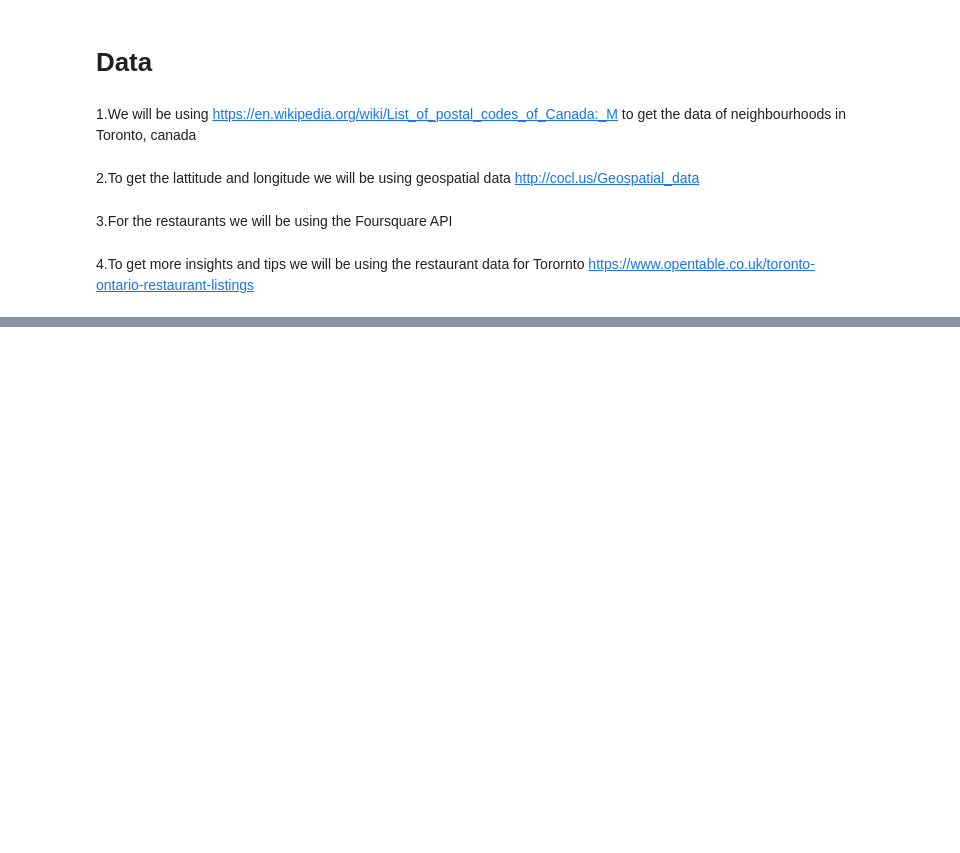
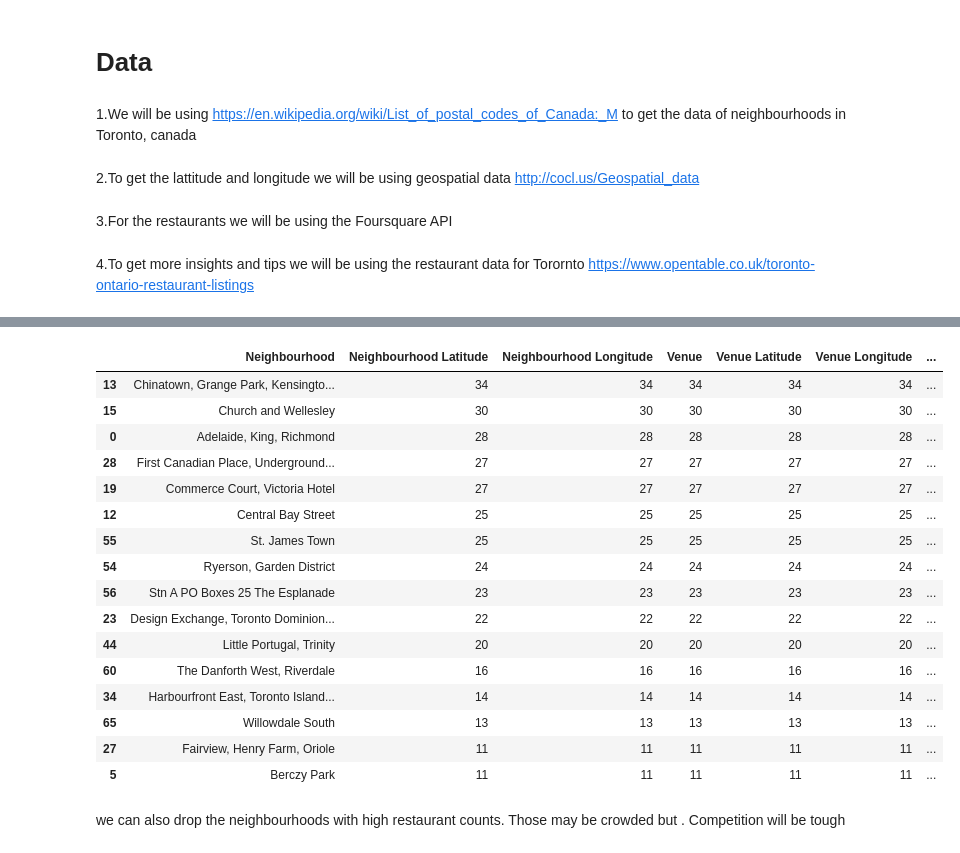
Before and after one commit to iamSimi/Capstone-project, a Jupyter notebook: Capstone project.ipynb, the cells around one changed output, grey strips where cells are left out. Drawn from its saved outputs; the diff is of its cells as text; code cells hidden in the pictures; blank space fills up the shorter version.

```diff
--- a/Capstone project.ipynb
+++ b/Capstone project.ipynb
@@ -29,0 +382,24 @@ he says!!
+# %%
+df_neighbourhoods=Toronto_sort_neigh [Toronto_sort_neigh['Venue Category'] > 10]
+# %%
+df_neighbourhoods
+# %% [output]
+|  | Neighbourhood | Neighbourhood Latitude | Neighbourhood Longitude | Venue | Venue Latitude | Venue Longitude | ... |
+| 13 | Chinatown, Grange Park, Kensingto... | 34 | 34 | 34 | 34 | 34 | ... |
+| 15 | Church and Wellesley | 30 | 30 | 30 | 30 | 30 | ... |
+| 0 | Adelaide, King, Richmond | 28 | 28 | 28 | 28 | 28 | ... |
+| 28 | First Canadian Place, Underground... | 27 | 27 | 27 | 27 | 27 | ... |
+| 19 | Commerce Court, Victoria Hotel | 27 | 27 | 27 | 27 | 27 | ... |
+| 12 | Central Bay Street | 25 | 25 | 25 | 25 | 25 | ... |
+| 55 | St. James Town | 25 | 25 | 25 | 25 | 25 | ... |
+| 54 | Ryerson, Garden District | 24 | 24 | 24 | 24 | 24 | ... |
+| 56 | Stn A PO Boxes 25 The Esplanade | 23 | 23 | 23 | 23 | 23 | ... |
+| 23 | Design Exchange, Toronto Dominion... | 22 | 22 | 22 | 22 | 22 | ... |
+| 44 | Little Portugal, Trinity | 20 | 20 | 20 | 20 | 20 | ... |
+| 60 | The Danforth West, Riverdale | 16 | 16 | 16 | 16 | 16 | ... |
+| 34 | Harbourfront East, Toronto Island... | 14 | 14 | 14 | 14 | 14 | ... |
+| 65 | Willowdale South | 13 | 13 | 13 | 13 | 13 | ... |
+| 27 | Fairview, Henry Farm, Oriole | 11 | 11 | 11 | 11 | 11 | ... |
+| 5 | Berczy Park | 11 | 11 | 11 | 11 | 11 | ... |
+# %% [markdown]
+we can also drop the neighbourhoods with high restaurant counts. Those may be crowded but . Competition will be tough
```
Also changed, not shown: parts of 49 cells of this notebook.
